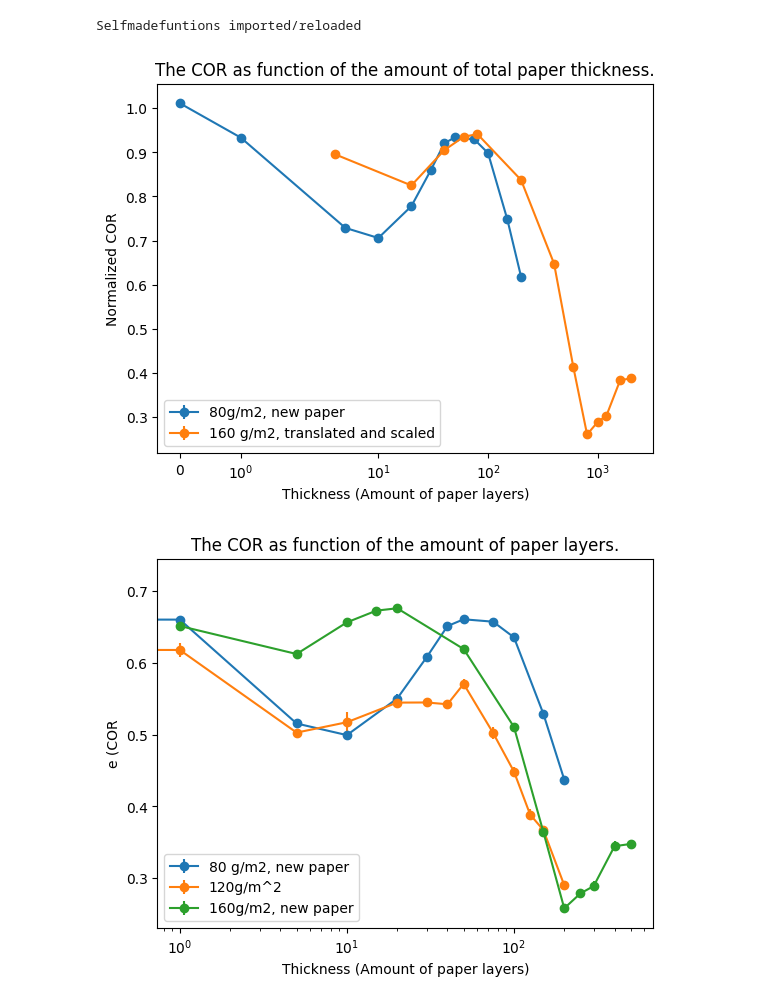
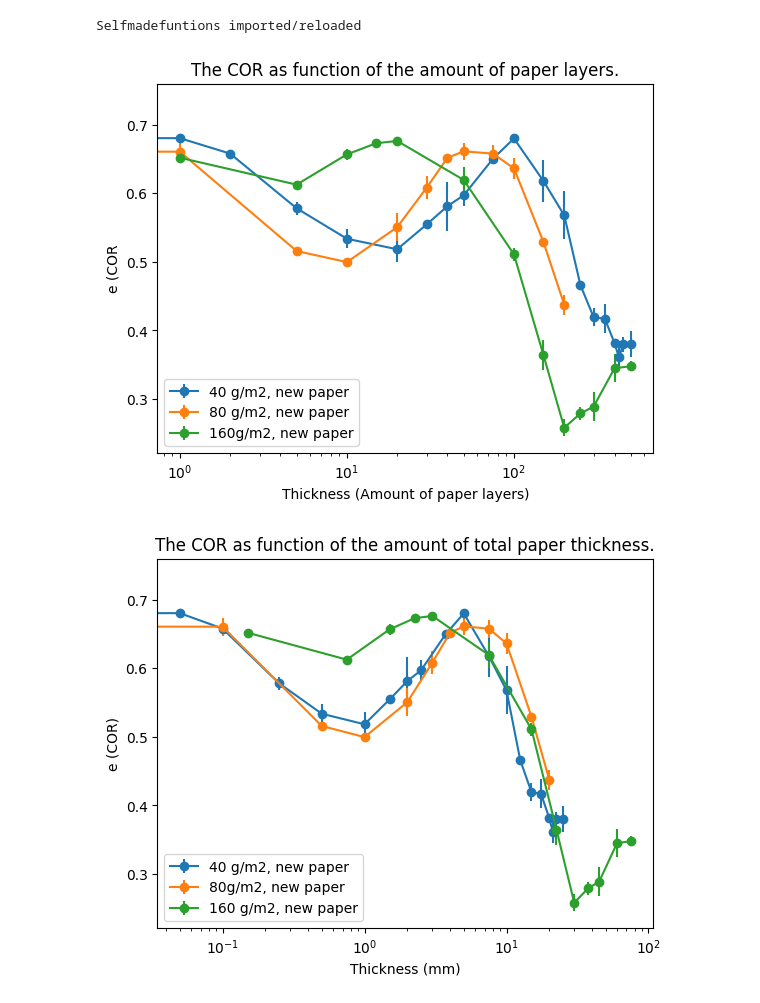
Before and after one commit to joshuadijksman/paperstack, a Jupyter notebook: Manou_version/code/Manou_Liesker_combinedata.ipynb, the cells around one changed output. Drawn from its saved outputs; the diff is of its cells as text; code cells hidden in the pictures.

Commit message:
Added 40g/m2 paper

```diff
--- a/Manou_version/code/Manou_Liesker_combinedata.ipynb
+++ b/Manou_version/code/Manou_Liesker_combinedata.ipynb
@@ -724,38 +755,25 @@ for t in Thickness_160d_unique:
 for t in normalized_COR_160d:
     COR_shifted_160d.append(t ** (4/3))
 # %%
-plt.errorbar(Thickness_80d_newpaper_unique, normalized_COR_80d_newpaper, yerr = COR_err_80d_newpaper, fmt = 'o-', label = '80g/m2, new paper')
-plt.errorbar(Thickness_shifted_160d, COR_shifted_160d, yerr = COR_err_160d, fmt = 'o-', label = '160 g/m2, translated and scaled')
-#plt.errorbar(Thickness_80d_unique, normalized_COR_80d, yerr = COR_err_80d, fmt = 'o-', label = '80 g/m2, scruffy paper')
-#plt.errorbar(Thickness_160d_unique, normalized_COR_160d, yerr = COR_err_160d, fmt = 'o-', label = '160 g/m2, new paper')
-plt.ylabel("Normalized COR")
-plt.xlabel("Thickness (Amount of paper layers)")
-plt.title("The COR as function of the amount of total paper thickness.")
-plt.xscale('symlog')
-plt.legend()
-plt.show()
-
-
+plt.errorbar(Thickness_unique_40d, avg_COR_40d, yerr=COR_err_40d, fmt = 'o-', label='40 g/m2, new paper')
 plt.errorbar(Thickness_80d_newpaper_unique, avg_COR_80d_newpaper, yerr = COR_err_80d_newpaper, fmt = 'o-', label = '80 g/m2, new paper')
-plt.errorbar(Thickness_unique_120d, avg_COR_120d, yerr=COR_err_120d, fmt = 'o-', label='120g/m^2')
 plt.errorbar(Thickness_160d_unique, avg_COR_160d, yerr = COR_err_160d, fmt = 'o-', label = '160g/m2, new paper')
-#plt.errorbar(Thickness_80d_unique, avg_COR_80d, yerr = COR_err_80d, fmt = 'o-', label = '80 g/m2, scruffy paper')
 plt.ylabel("e (COR")
 plt.xlabel("Thickness (Amount of paper layers)")
 plt.xscale('log')
 plt.title("The COR as function of the amount of paper layers.")
 plt.legend()
 plt.show()
 
-plt.errorbar(Thickness_80d_mm, avg_COR_80d, yerr = COR_err_80d, fmt = 'o-', label = '80 g/m2, scruffy paper')
+plt.errorbar(Thickness_40d_mm, avg_COR_40d, yerr=COR_err_40d, fmt = 'o-', label='40 g/m2, new paper')
 plt.errorbar(Thickness_80d_newpaper_mm, avg_COR_80d_newpaper, yerr = COR_err_80d_newpaper, fmt = 'o-', label = '80g/m2, new paper')
 plt.errorbar(Thickness_160d_mm, avg_COR_160d, yerr = COR_err_160d, fmt = 'o-', label = '160 g/m2, new paper')
 plt.ylabel("e (COR)")
 plt.xlabel("Thickness (mm)")
 plt.xscale('log')
 plt.title("The COR as function of the amount of total paper thickness.")
 plt.legend()
 plt.show()
 # %% [output]
-[figure, old version]
+[figure, new version]
-[figure, old version]
+[figure, new version]
```
Also changed, not shown: parts of 10 cells of this notebook, 2 other files.
